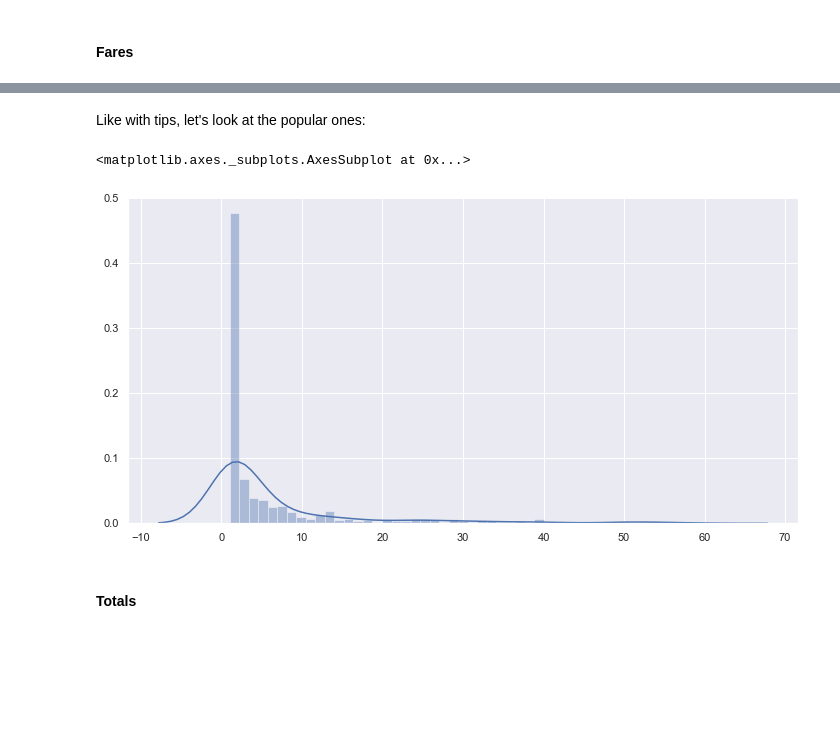
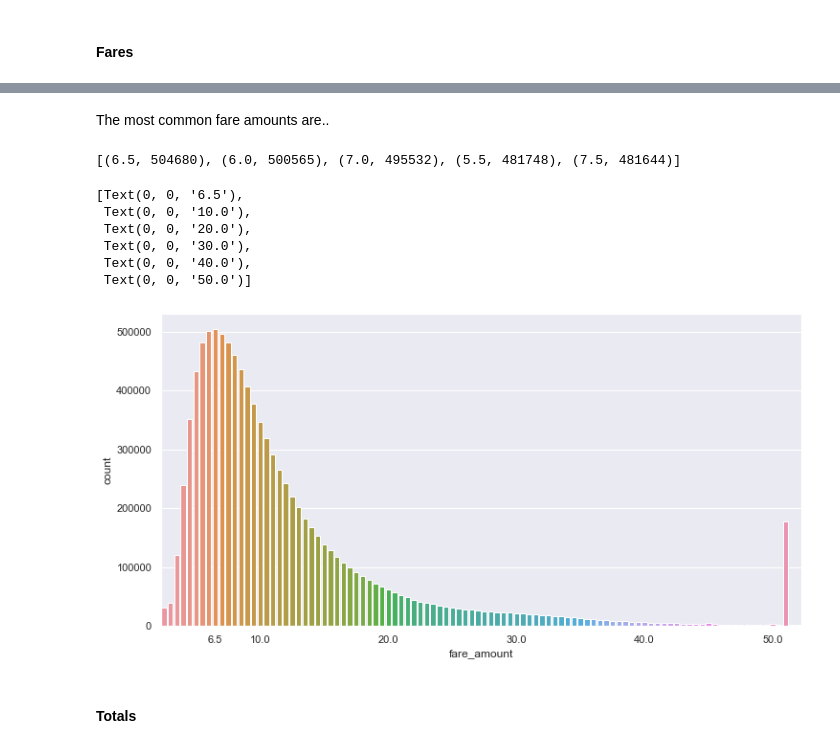
Before and after one commit to eeghor/cbataxi, a Jupyter notebook: cbataxi.ipynb, the cells around one changed output, grey strips where cells are left out. Drawn from its saved outputs; the diff is of its cells as text; code cells hidden in the pictures; blank space fills up the shorter version.

```diff
--- a/cbataxi.ipynb
+++ b/cbataxi.ipynb
@@ -506,9 +530,25 @@ sns.distplot(sorted(tx.ANSWERS['fare_amounts'].values()))
-# %% [markdown]
-Like with tips, let's look at the popular ones:
-# %%
-sns.distplot([v for v in sorted(tx.ANSWERS['tip_amounts'].values()) if v <=60])
-# %% [output]
-<matplotlib.axes._subplots.AxesSubplot at 0x...>
-[figure, removed]
+# %% [markdown]
+The most common fare amounts are..
+# %%
+tx.ANSWERS['fare_amounts'].most_common(5)
+# %% [output]
+[(6.5, 504680), (6.0, 500565), (7.0, 495532), (5.5, 481748), (7.5, 481644)]
+# %%
+pl = sns.barplot(data=pd.DataFrame.from_records(tx.ANSWERS['fare_amounts'].most_common(100)) \
+            .rename(columns={0: 'fare_amount', 1: 'count'}), x='fare_amount', y='count')
+
+ticks_to_show = '6.5 10.0 20.0 30.0 40.0 50.0'.split()
+
+f = {t:l for t, l in zip(pl.get_xticks(), pl.get_xticklabels()) if l.get_text() in ticks_to_show}
+pl.set_xticks(list(f))
+pl.set_xticklabels(list(f.values()))
+# %% [output]
+[Text(0, 0, '6.5'),
+ Text(0, 0, '10.0'),
+ Text(0, 0, '20.0'),
+ Text(0, 0, '30.0'),
+ Text(0, 0, '40.0'),
+ Text(0, 0, '50.0')]
+[figure, added]
 # %% [markdown]
 #### Totals
```
Also changed, not shown: parts of 23 cells of this notebook.
